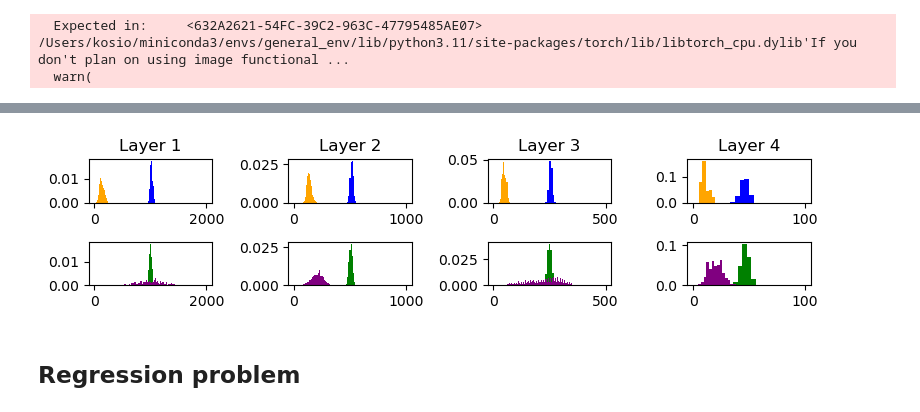
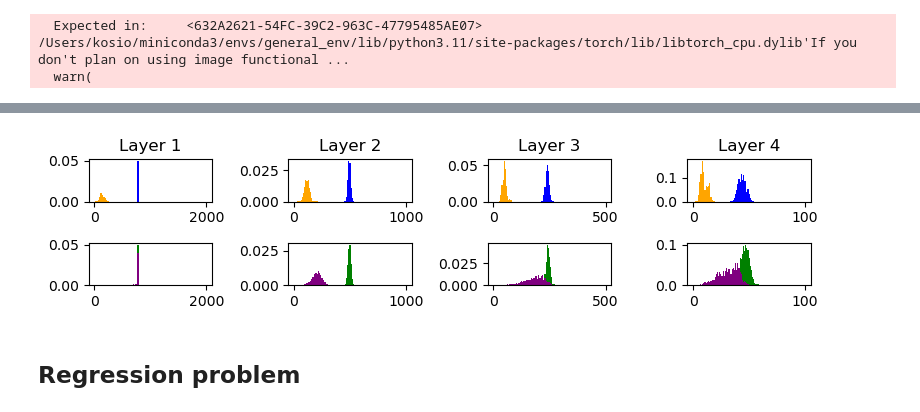
Before and after one commit to KBeshkov/top-mfld-class, a Jupyter notebook: simulations/MNIST_training.ipynb, the cells around one changed output, grey strips where cells are left out. Cells and saved outputs as stored; diff of their text form; code cells hidden in the pictures.

```diff
--- a/simulations/MNIST_training.ipynb
+++ b/simulations/MNIST_training.ipynb
@@ -110,7 +100,7 @@ train_model(model, trainloader, criterion, optimizer)
 # %%
 #output after training
-out_post = model(data_test.data.reshape(len(data_test.data),-1).float())
-out_code_post = [torch.sum(out_post[i]>0,axis=1) for i in range(len(out_post))]
-
-out_post_pos = model_pos(data_test.data.reshape(len(data_test.data),-1).float())
-out_code_post_pos = [torch.sum(out_post_pos[i]>0,axis=1) for i in range(len(out_post_pos))]
+out_code_post = np.zeros([len(test_dat),len(layer_sizes)])
+for i, x_i in enumerate(test_dat):
+    out_code_post[i,:] = model.compute_rank_at_point(x_i)[:-1]
+    if i%100==0:
+        print(i)
@@ -117,7 +118,7 @@ out_code_post_pos = [torch.sum(out_post_pos[i]>0,axis=1) for i in range(len(out_
 # %%
 #run model through random images to see if low ranks are placed near data samples or if in general the space is lower rank
-out_rand = model(rand_samples)
-out_code_rand = [torch.sum(out_rand[i]>0,axis=1) for i in range(len(out_rand))]
-
-out_rand_pos = model_pos(data_test.data.reshape(len(data_test.data),-1).float())
-out_code_rand_pos = [torch.sum(out_post_pos[i]>0,axis=1) for i in range(len(out_post_pos))]
+out_code_rand = np.zeros([len(rand_samples),len(layer_sizes)])
+for i, x_i in enumerate(rand_samples):
+    out_code_rand[i,:] = model.compute_rank_at_point(x_i)[:-1]
+    if i%100==0:
+        print(i)
@@ -144,26 +136,22 @@ _ = [plt.hist(out_code_rand[i],np.linspace(torch.min(out_code_rand[i]),torch.max
 # %%
-fig, ax = plt.subplots(2,len(out_code)-1,figsize=(8,2))
+fig, ax = plt.subplots(2,len(out_code.T),figsize=(8,2))
 
-for i in range(len(out_code)-1):
-    ax[0,i].hist(out_code[i],np.linspace(0,layer_sizes[i],
-                                  torch.max(out_code[i])-torch.min(out_code[i])),
+for i in range(len(out_code.T)):
+    ax[0,i].hist(out_code[:,i],np.linspace(0,layer_sizes[i],100),
                                   color='blue',density=True)
-    ax[0,i].hist(out_code_post[i],np.linspace(0,layer_sizes[i],
-                                  torch.max(out_code_post[i])-torch.min(out_code_post[i])),
+    ax[0,i].hist(out_code_post[:,i],np.linspace(0,layer_sizes[i],100),
                                   color='orange',density=True)
 
     ax[0,i].set_title("Layer " + str(i+1))
 
-    ax[1,i].hist(out_code_pre_rand[i],np.linspace(0,layer_sizes[i],
-                                  torch.max(out_code_pre_rand[i])-torch.min(out_code_pre_rand[i])),
+    ax[1,i].hist(out_code_pre_rand[:,i],np.linspace(0,layer_sizes[i],100),
                                   color='green',density=True)
-    ax[1,i].hist(out_code_rand[i],np.linspace(0,layer_sizes[i],
-                                  torch.max(out_code_rand[i])-torch.min(out_code_rand[i])),
+    ax[1,i].hist(out_code_rand[:,i],np.linspace(0,layer_sizes[i],100),
                                   color='purple',density=True)
 fig.tight_layout()
-fig.savefig("../MNIST_code_hist.png",dpi=500)
+#fig.savefig("../MNIST_code_hist.png",dpi=500)
 # %% [output]
-[figure, old version]
+[figure, new version]
 # %% [markdown]
 ## Regression problem
 # %%
```
Also changed, not shown: parts of 11 cells of this notebook, 1 other file.
